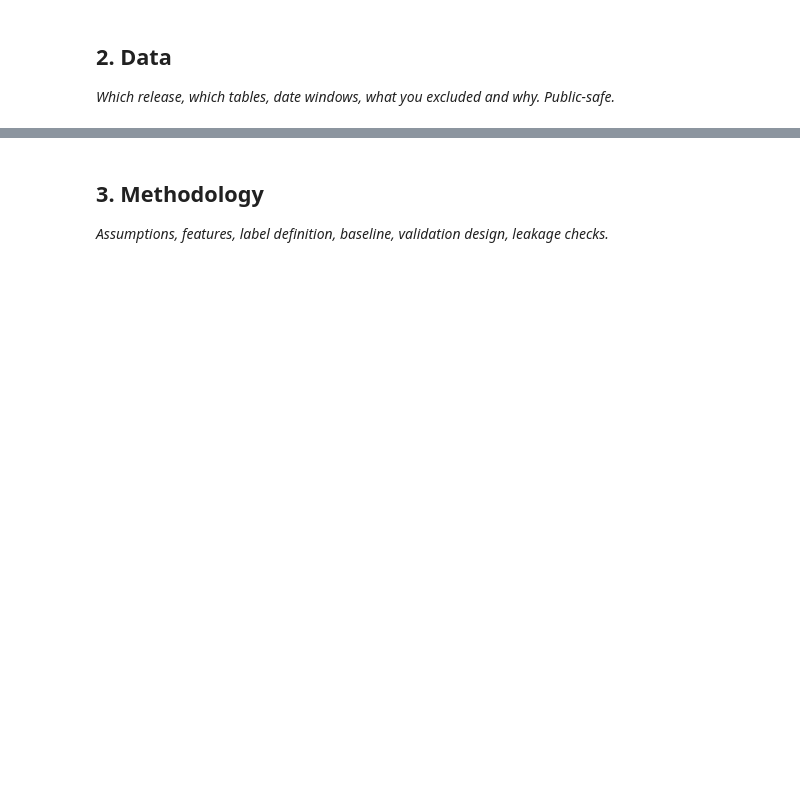
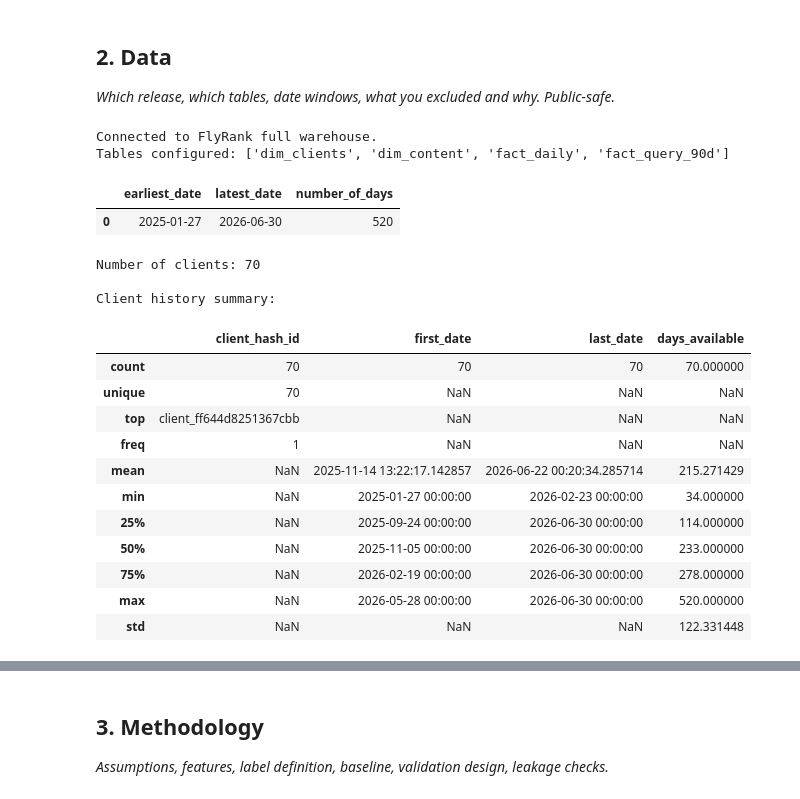
Before and after one commit to Ravikiranbathe/flyrank-ai, a Jupyter notebook: work/notebooks/capstone.ipynb, the cells around one changed output, grey strips where cells are left out. Drawn from its saved outputs; the diff is of its cells as text; code cells hidden in the pictures; blank space fills up the shorter version.

```diff
--- a/work/notebooks/capstone.ipynb
+++ b/work/notebooks/capstone.ipynb
@@ -16,0 +68,72 @@ This skeleton is yours to fill. Work the sections **in order** — each one has
+# %%
+import duckdb
+
+con = duckdb.connect()
+
+con.execute(
+    f"CREATE OR REPLACE SECRET hf "
+    f"(TYPE huggingface, TOKEN '{HF_TOKEN}')"
+)
+
+REL = "hf://datasets/FlyRank/internship-warehouse"
+
+TABLES = {
+    "dim_clients": f"read_parquet('{REL}/dim_clients.parquet')",
+    "dim_content": f"read_parquet('{REL}/dim_content.parquet')",
+    "fact_daily": f"read_parquet('{REL}/fact_content_daily_performance/**/*.parquet')",
+    "fact_query_90d": f"read_parquet('{REL}/fact_content_query_90d.parquet')",
+}
+
+print("Connected to FlyRank full warehouse.")
+print("Tables configured:", list(TABLES.keys()))
+# %% [output]
+Connected to FlyRank full warehouse.
+Tables configured: ['dim_clients', 'dim_content', 'fact_daily', 'fact_query_90d']
+# %%
+# Inspect the available warehouse date range
+
+date_info = con.sql(f"""
+    SELECT
+        MIN(report_date) AS earliest_date,
+        MAX(report_date) AS latest_date,
+        COUNT(DISTINCT report_date) AS number_of_days
+    FROM {TABLES['fact_daily']}
+""").df()
+
+display(date_info)
+# %% [output]
+|  | earliest_date | latest_date | number_of_days |
+| 0 | 2025-01-27 | 2026-06-30 | 520 |
+# %%
+# Check client history before choosing the prediction window
+
+client_history = con.sql(f"""
+    SELECT
+        client_hash_id,
+        MIN(report_date) AS first_date,
+        MAX(report_date) AS last_date,
+        COUNT(DISTINCT report_date) AS days_available
+    FROM {TABLES['fact_daily']}
+    GROUP BY client_hash_id
+    ORDER BY first_date
+""").df()
+
+print("Number of clients:", len(client_history))
+print("\nClient history summary:")
+display(client_history.describe(include="all"))
+# %% [output]
+Number of clients: 70
+
+Client history summary:
+|  | client_hash_id | first_date | last_date | days_available |
+| count | 70 | 70 | 70 | 70.000000 |
+| unique | 70 | NaN | NaN | NaN |
+| top | client_ff644d8251367cbb | NaN | NaN | NaN |
+| freq | 1 | NaN | NaN | NaN |
+| mean | NaN | 2025-11-14 13:22:17.142857 | 2026-06-22 00:20:34.285714 | 215.271429 |
+| min | NaN | 2025-01-27 00:00:00 | 2026-02-23 00:00:00 | 34.000000 |
+| 25% | NaN | 2025-09-24 00:00:00 | 2026-06-30 00:00:00 | 114.000000 |
+| 50% | NaN | 2025-11-05 00:00:00 | 2026-06-30 00:00:00 | 233.000000 |
+| 75% | NaN | 2026-02-19 00:00:00 | 2026-06-30 00:00:00 | 278.000000 |
+| max | NaN | 2026-05-28 00:00:00 | 2026-06-30 00:00:00 | 520.000000 |
+| std | NaN | NaN | NaN | 122.331448 |
```
Also changed, not shown: parts of 32 cells of this notebook.
